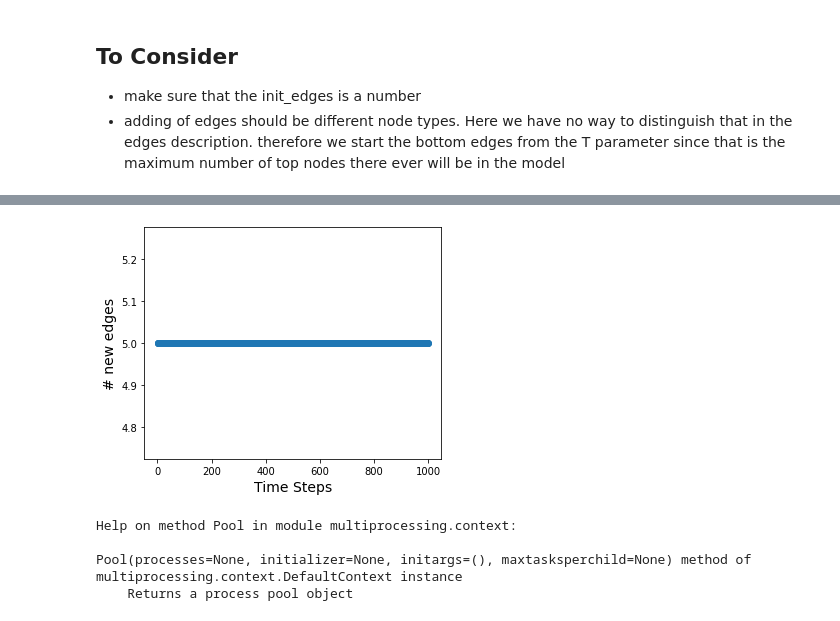
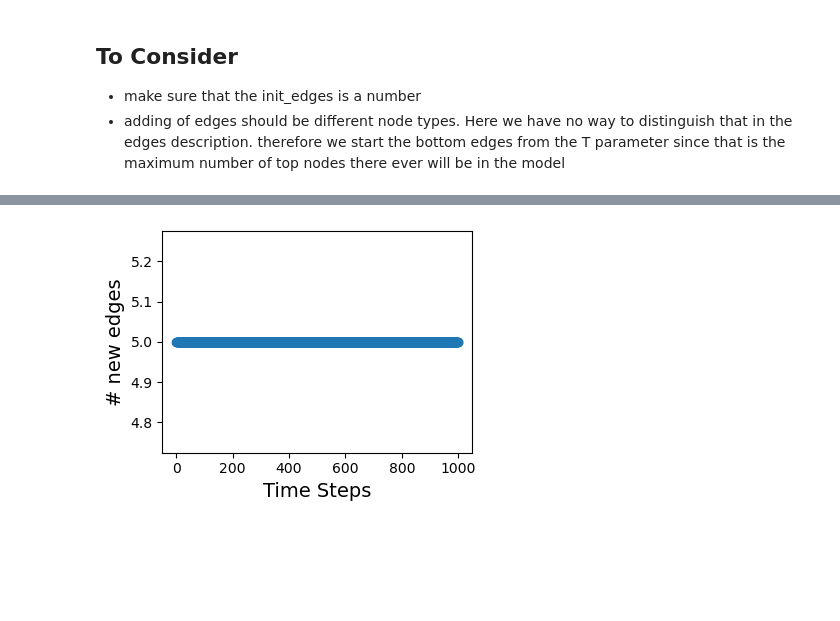
Before and after one commit to InteractionDataLab/bipartite_models, a Jupyter notebook: chakresh/Network_growth_models .ipynb, the cells around one changed output, grey strips where cells are left out. Cells and saved outputs as stored; diff of their text form; code cells hidden in the pictures; blank space fills up the shorter version.

```diff
--- a/chakresh/Network_growth_models .ipynb
+++ b/chakresh/Network_growth_models .ipynb
@@ -402,10 +104,10 @@ fig.tight_layout()
 # %%
-plt.figure(figsize=(5,4))
+plt.figure(figsize=(4,3))
 plt.plot(range(1,Gu.totalTime),Gu.n_edges[1:]-Gu.n_edges[:-1],'-o')
 plt.xlabel('Time Steps',fontdict={'size':14})
 plt.ylabel('# new edges',fontdict={'size':14})
 plt.tight_layout()
 # %% [output]
-[figure, old version]
+[figure, new version]
 # %%
 ## creating a function running n simulations and reporting average degree distribution
@@ -416,7 +113,0 @@ from multiprocessing import Pool, RLock, freeze_support
-# %%
-help(Pool)
-# %% [output]
-Help on method Pool in module multiprocessing.context:
-
-Pool(processes=None, initializer=None, initargs=(), maxtasksperchild=None) method of multiprocessing.context.DefaultContext instance
-    Returns a process pool object
```
Also changed, not shown: parts of 27 cells of this notebook, 7 other files.
